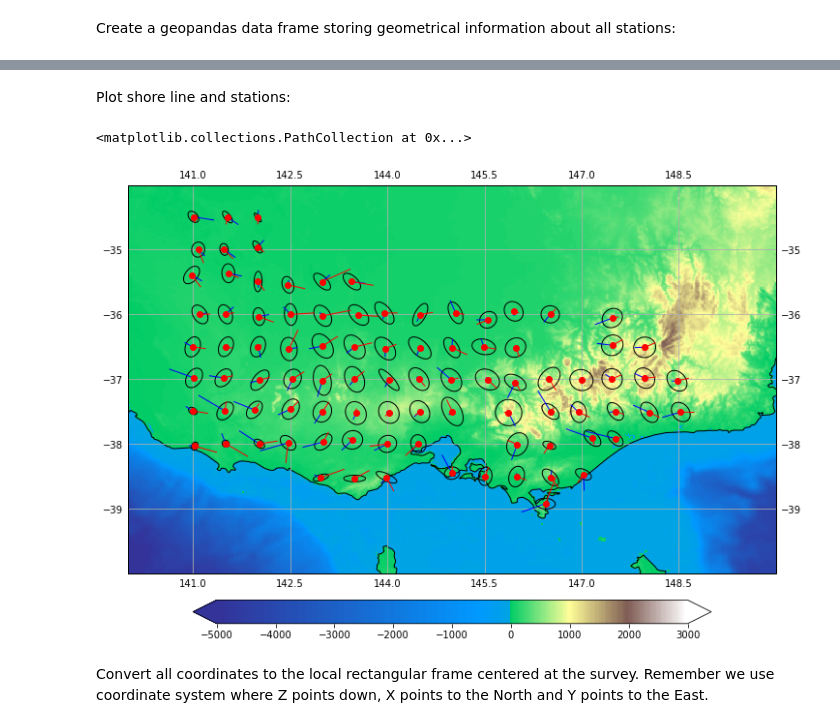
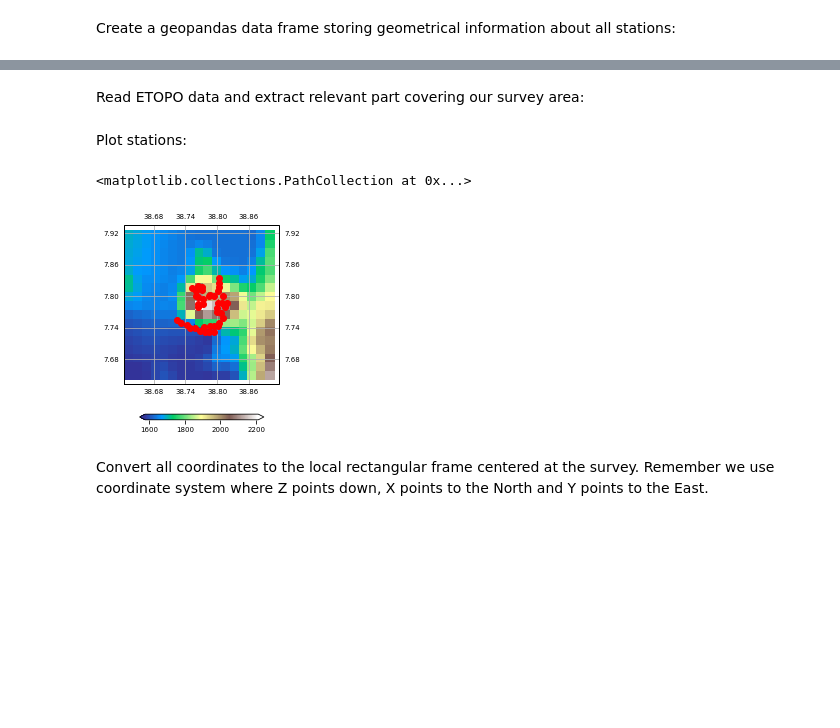
Before and after one commit to GoFEM/pyGoFEM, a Jupyter notebook: 04_working_with_EDI_files_and_MTpy.ipynb, the cells around one changed output, grey strips where cells are left out. Cells and saved outputs as stored; diff of their text form; code cells hidden in the pictures; blank space fills up the shorter version.

```diff
--- a/04_working_with_EDI_files_and_MTpy.ipynb
+++ b/04_working_with_EDI_files_and_MTpy.ipynb
@@ -137,0 +98,4 @@ INFO:mtpy.core.edi_collection:Saved shapefile to ./VIC_interpolated/Period_100/T
+# %%
+edi_path = "./EDI_interpolated/"
+edi_files = glob.glob(os.path.normpath(os.path.abspath(os.path.join(edi_path, "*.edi"))))
+edi_collection = EdiCollection(edi_files)
@@ -150,0 +131,7 @@ Read bathymetry data:
+# %%
+gdf = edi_collection.create_mt_station_gdf()
+
+station = 'M34'
+sindex = gdf.index[gdf['StationId'] == station][0]
+
+plot_obj = edi_collection.mt_obj_list[sindex].plot_mt_response(plot_num = 2, ploy_yn = 'y')
@@ -150,0 +143,7 @@ Read bathymetry data:
+# %%
+shpobj = ShapefilesCreator(edi_files, './EDI')
+
+period = 10
+gdf_PT, _ = shpobj.create_phase_tensor_shp(period)
+gdf_reT, _ = shpobj.create_tipper_real_shp(period)
+gdf_imT, _ = shpobj.create_tipper_imag_shp(period)
@@ -151,3 +172,5 @@ Read bathymetry data:
+# %% [markdown]
+Read ETOPO data and extract relevant part covering our survey area:
 # %%
 nc_f = Dataset('./data/ETOPO1_Ice_c_gmt4.grd', 'r')
 
@@ -155,7 +178,9 @@ lon_etopo = np.array(nc_f.variables['x'][:])
 lat_etopo = np.array(nc_f.variables['y'][:])
 z_etopo = nc_f.variables['z'][:]
 
-model_extent = [125, 165, -50, -25]
+bbox = edi_collection.bound_box_dict
+
+model_extent = [bbox['MinLon']-0.1, bbox['MaxLon']+0.1, bbox['MinLat']-0.1, bbox['MaxLat']+0.1]
 lon_idx = np.where((lon_etopo > model_extent[0]) & (lon_etopo < model_extent[1]))[0]
 lat_idx = np.where((lat_etopo > model_extent[2]) & (lat_etopo < model_extent[3]))[0]
 
@@ -166,43 +191,35 @@ lon_grid, lat_grid = np.meshgrid(lon_etopo, lat_etopo, sparse=False, indexing='x
 
 z_etopo = z_etopo[np.ix_(lat_idx, lon_idx)]
 # %% [markdown]
-Plot shore line and stations:
+Plot stations:
 # %%
 fig = plt.figure(figsize=(12, 10))
 ax = fig.add_subplot(1, 1, 1, projection=ccrs.PlateCarree())
-ax.set_extent([140, 150, -40, -34])
+ax.set_extent(model_extent)
 gl = ax.gridlines(draw_labels=True)
 
-divnorm = colors.DivergingNorm(vmin=-5000, vcenter=0, vmax=3000)
-colors_undersea = plt.cm.terrain(np.linspace(0, 0.17, 256))
-colors_land = plt.cm.terrain(np.linspace(0.25, 1, 256))
-all_colors = np.vstack((colors_undersea, colors_land))
 terrain_map = colors.LinearSegmentedColormap.from_list('terrain_map',
     all_colors)
 
-pcm = ax.pcolormesh(lon_etopo, lat_etopo, z_etopo,
-                    norm=divnorm, cmap = terrain_map)
+pcm = ax.pcolormesh(lon_etopo, lat_etopo, z_etopo, cmap = 'terrain')
 
 cbar = fig.colorbar(pcm, ax = ax, extend='both', shrink=0.8, pad = 0.05, orientation='horizontal')
-
-ax.add_geometries(df_au['geometry'], ccrs.PlateCarree(), facecolor='none',
-                  edgecolor='black', zorder = 1)
 
 ax.add_geometries(gdf_PT['geometry'], ccrs.PlateCarree(), facecolor='none',
                   edgecolor='black', zorder = 2)
 
 ax.add_geometries(gdf_reT['tip_re'], ccrs.PlateCarree(),
                   edgecolor='b', zorder = 2)
 
 ax.add_geometries(gdf_imT['tip_im'], ccrs.PlateCarree(),
                   edgecolor='r', zorder = 2)
 
 ax.scatter(gdf['Lon'], gdf['Lat'], marker = 'o', color = 'r', zorder = 3)
 
 #ax.set_aspect('equal', adjustable=None)
 # %% [output]
 <matplotlib.collections.PathCollection at 0x...>
-[figure, old version]
+[figure, new version]
 # %% [markdown]
 Convert all coordinates to the local rectangular frame centered at the survey. Remember we use coordinate system where Z points down, X points to the North and Y points to the East.
 # %%
```
Also changed, not shown: parts of 51 cells of this notebook, 1 other file.
